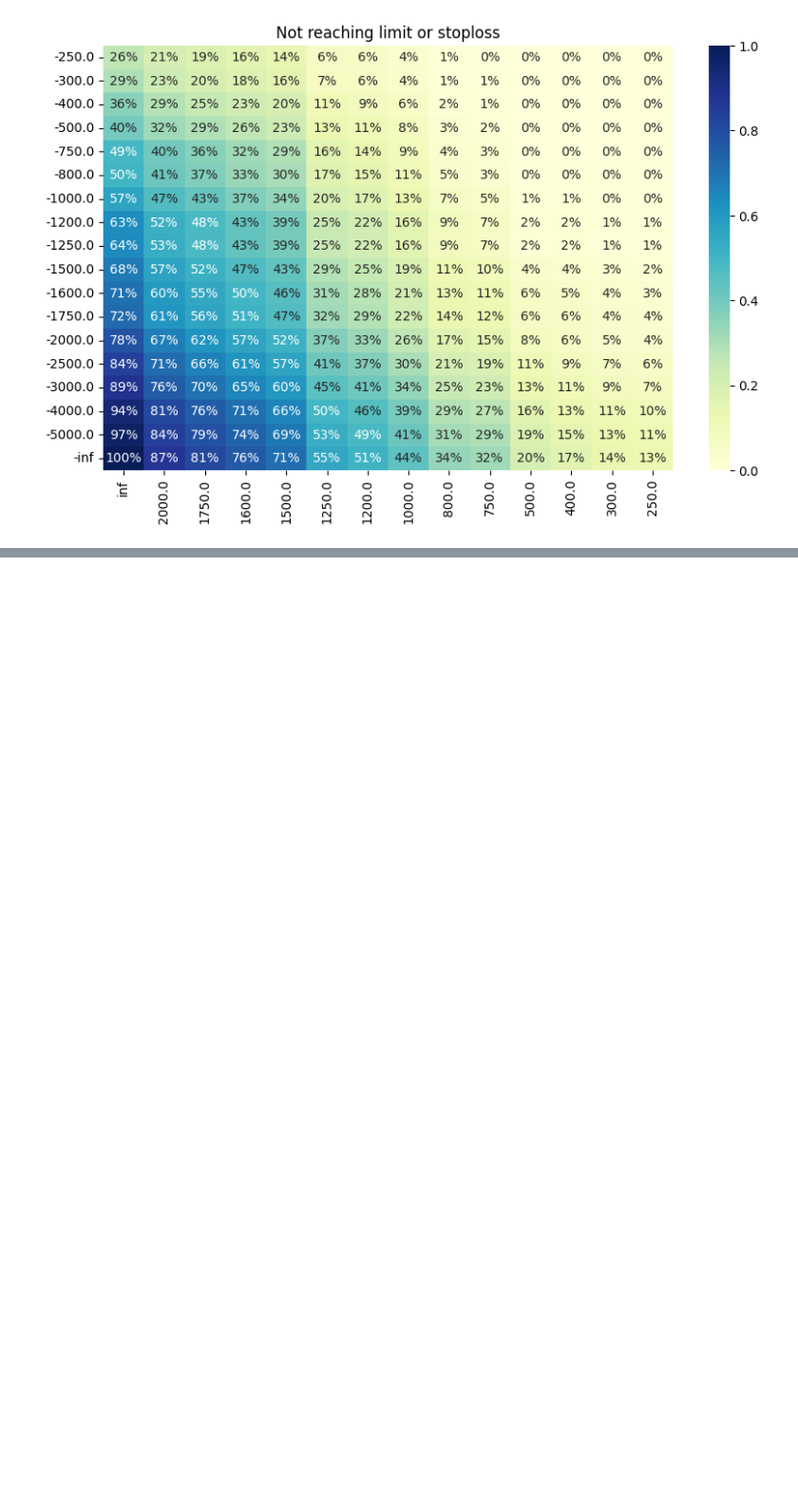
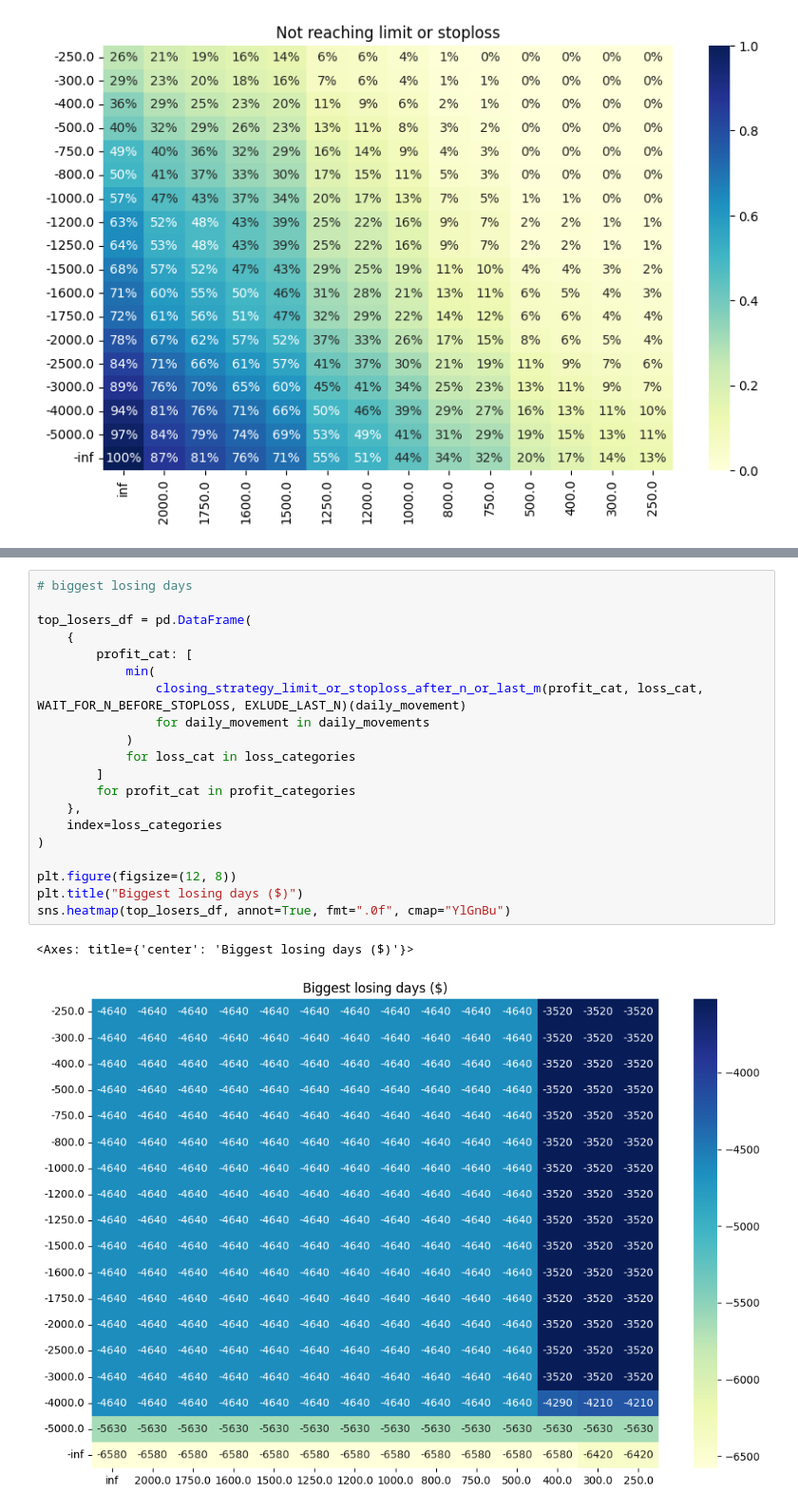
Before and after one commit to yalishanda42/stonksbot, a Jupyter notebook: options/backtest_analysis.ipynb, the cells around one changed output, grey strips where cells are left out. Shown at 95% size. Saved outputs shown, nothing was run; the diff lists cells and outputs as text; blank space fills up the shorter version.

Commit message:
Some losing streak analysis

```diff
--- a/options/backtest_analysis.ipynb
+++ b/options/backtest_analysis.ipynb
@@ -290,0 +291,23 @@ sns.heatmap(total_profit_matrix, annot=True, fmt=".0f", cmap="YlGnBu")
+# %%
+# biggest losing days
+
+top_losers_df = pd.DataFrame(
+    {
+        profit_cat: [
+            min(
+                closing_strategy_limit_or_stoploss_after_n_or_last_m(profit_cat, loss_cat, WAIT_FOR_N_BEFORE_STOPLOSS, EXLUDE_LAST_N)(daily_movement)
+                for daily_movement in daily_movements
+            )
+            for loss_cat in loss_categories
+        ]
+        for profit_cat in profit_categories
+    },
+    index=loss_categories
+)
+
+plt.figure(figsize=(12, 8))
+plt.title("Biggest losing days ($)")
+sns.heatmap(top_losers_df, annot=True, fmt=".0f", cmap="YlGnBu")
+# %% [output]
+<Axes: title={'center': 'Biggest losing days ($)'}>
+[figure, added]
```
Also changed, not shown: parts of 8 cells of this notebook.
